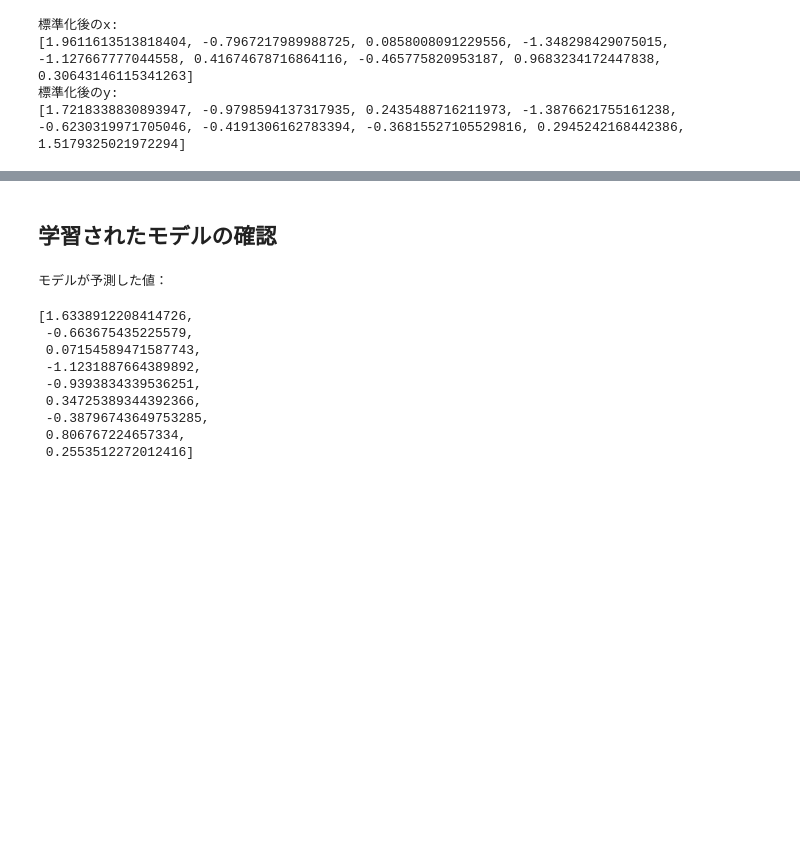
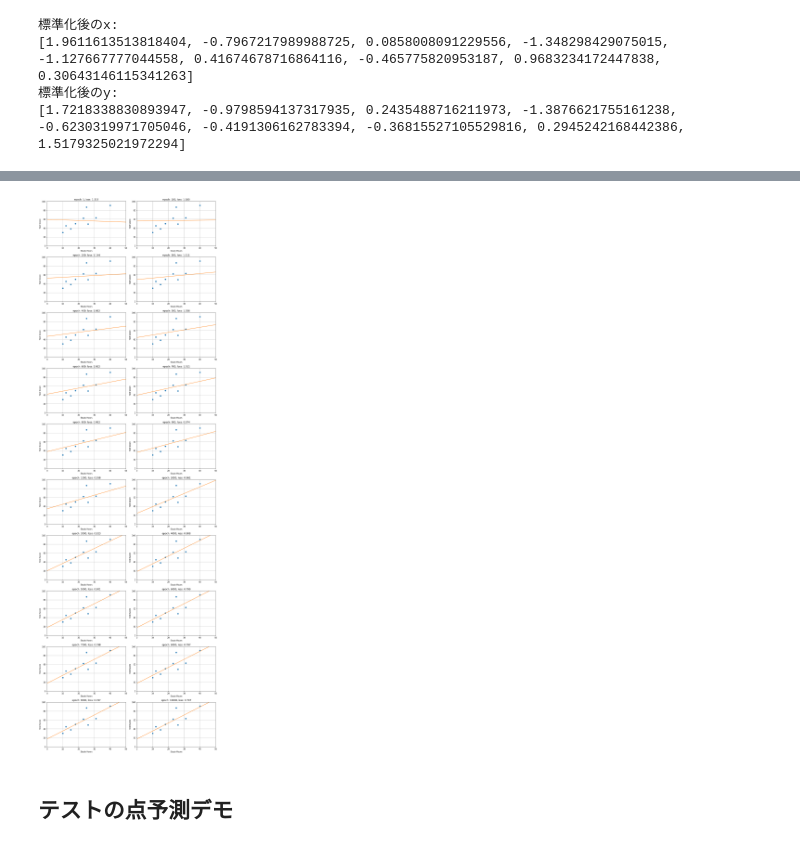
Before and after one commit to Masao-Taketani/ai_study, a Jupyter notebook: linear_regression_model.ipynb, the cells around one changed output, grey strips where cells are left out. Cells and saved outputs as stored; diff of their text form; code cells hidden in the pictures; blank space fills up the shorter version.

Commit message:
finished linear regression model

```diff
--- a/linear_regression_model.ipynb
+++ b/linear_regression_model.ipynb
@@ -83,19 +87,29 @@ def mean_squared_error(true_value, predicted_value):
 # %% [markdown]
 ## ⑤勾配降下法で学習
 # %%
-# データに対して標準化を行う
-def standardize(list_values):
+# データに対して標準化を行う関数
+def standardize(inp, mean, std):
+    # スカラー値もnumpy配列も入力可
+    return (inp - mean) / std
+
+# 標準化された数値を元に戻すための関数
+def destandardize(standardized_v, mean, std):
+    output = mean + standardized_v * std
+    return output
+
+# 学習データ用にデータを標準化する関数
+def standardize_list(list_values):
     np_array = np.array(list_values)
     mean = np_array.mean()
     std = np_array.std()
     results = []
     for num in list_values:
-        z = (num - mean) / std
+        z = standardize(num, mean, std)
         results.append(z)
     return results, mean, std
 
-standardized_x, x_mean, x_std = standardize(x)
-standardized_y, y_mean, y_std = standardize(y)
+standardized_x, x_mean, x_std = standardize_list(x)
+standardized_y, y_mean, y_std = standardize_list(y)
 print("標準化後のx:")
 print(standardized_x)
 print("標準化後のy:")
@@ -108,18 +158,30 @@ print(standardized_y)
 # %%
 E_log = []
+a_log = []
+b_log = []
 
 num_epoch = 10000
 learning_rate = 0.0001
 
+fig, axes = prepare_fig(10, 2)
+j = 0
+
+# 学習を行う
 for epoch in range(num_epoch):
     for (x_i, y_i) in zip(standardized_x, standardized_y):
         pred_i = linear_model(x_i)
         E = mean_squared_error(y_i, pred_i)
         E_log.append(E)
+        a_log.append(linear_model.a)
+        b_log.append(linear_model.b)
         parts_of_gradient = (pred_i - y_i)
         linear_model.a = linear_model.a - learning_rate * (parts_of_gradient * x_i)
         linear_model.b = linear_model.b - learning_rate * (parts_of_gradient * 1)
 
-    if epoch == 0 or ((epoch+1) % 1000) == 0:
-        print("epoch: {}, loss: {:,.3f}".format(epoch+1, E))
+    if epoch == 0 or ((epoch+1) % 100 == 0 and epoch <= 1000) or ((epoch+1) % 1000) == 0:
+        title = "epoch: {}, loss: {:,.3f}".format(epoch+1, E)
+        set_axis(x, y, linear_model, axes[j], title)
+        j += 1
+
+plt.tight_layout()
 # %% [output]
@@ -137,21 +188,3 @@ epoch: 10000, loss: 0.797
+[figure, added]
 # %% [markdown]
-## 学習されたモデルの確認
+## テストの点予測デモ
-# %%
-predicted_values = []
-
-for i in standardized_x:
-    output = linear_model(i)
-    predicted_values.append(output)
-print("モデルが予測した値：")
-predicted_values
-# %% [output]
-モデルが予測した値：
-[1.6338912208414726,
- -0.663675435225579,
- 0.07154589471587743,
- -1.1231887664389892,
- -0.9393834339536251,
- 0.34725389344392366,
- -0.38796743649753285,
- 0.806767224657334,
- 0.2553512272012416]
```
Also changed, not shown: parts of 19 cells of this notebook.
